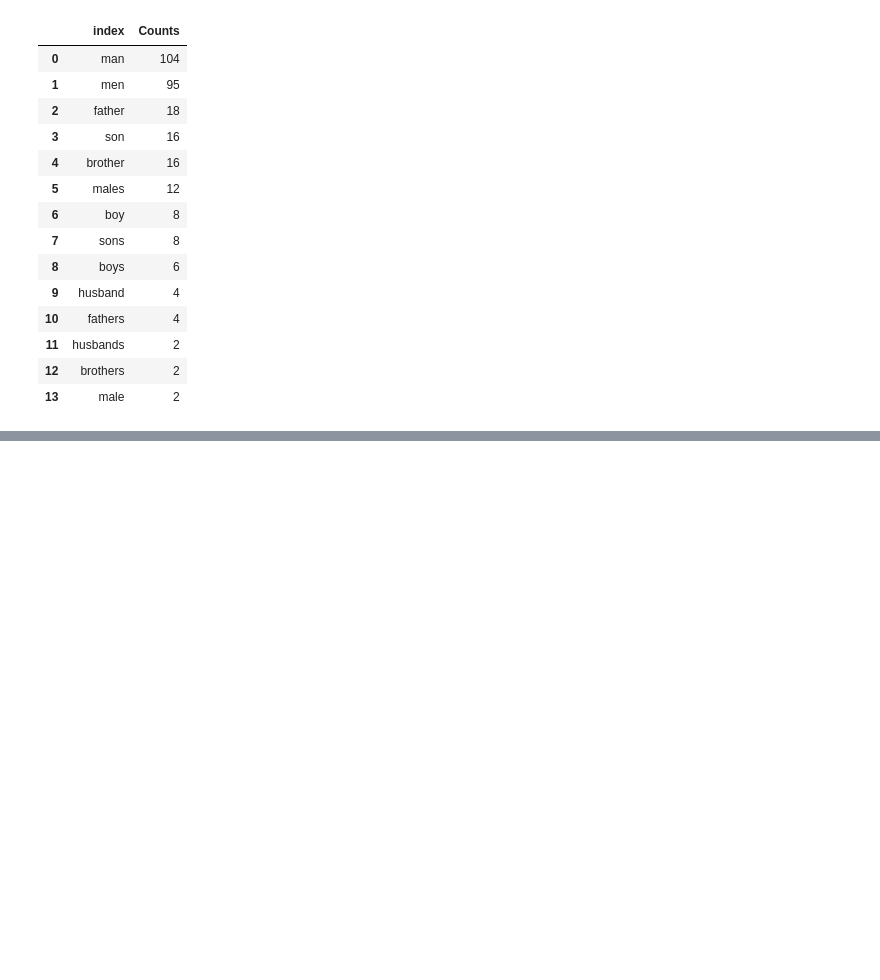
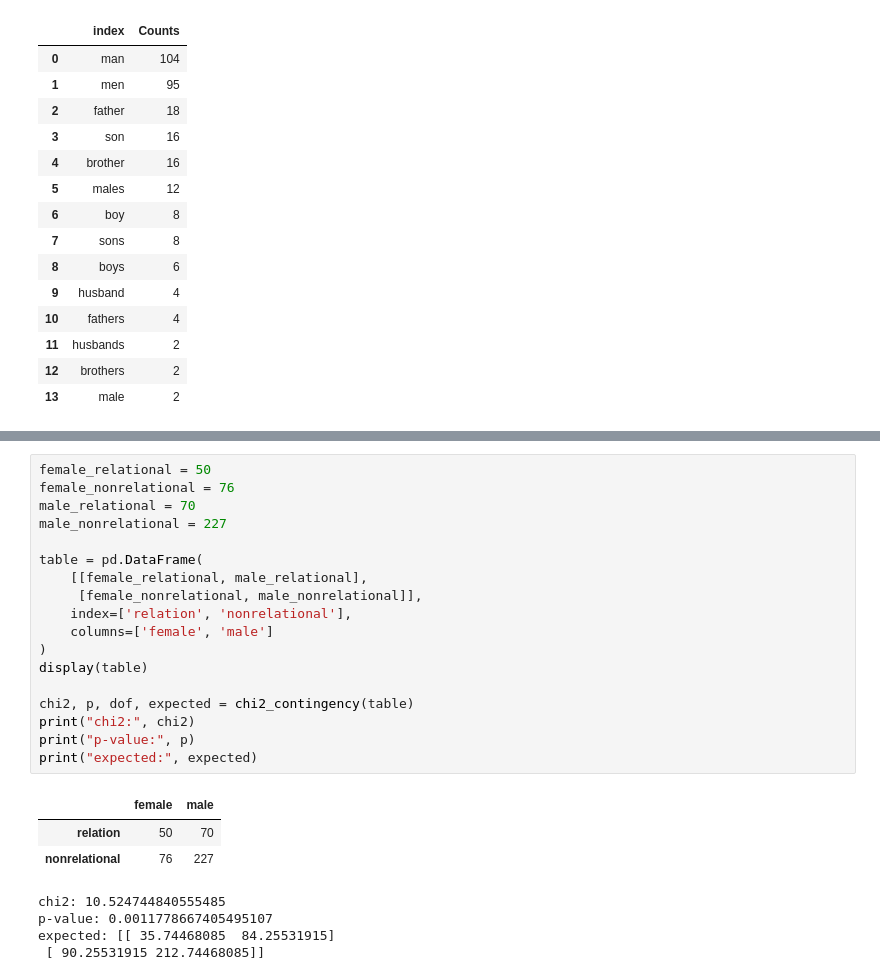
Before and after one commit to Gabi-pearl/Milestone3, a Jupyter notebook: Final_Project_.ipynb, the cells around one changed output, grey strips where cells are left out. Drawn from its saved outputs; the diff is of its cells as text; blank space fills up the shorter version.

```diff
--- a/Final_Project_.ipynb
+++ b/Final_Project_.ipynb
@@ -234,0 +534,26 @@ Top mentions of male-related terms:
+# %%
+female_relational = 50
+female_nonrelational = 76
+male_relational = 70
+male_nonrelational = 227
+
+table = pd.DataFrame(
+    [[female_relational, male_relational],
+     [female_nonrelational, male_nonrelational]],
+    index=['relation', 'nonrelational'],
+    columns=['female', 'male']
+)
+display(table)
+
+chi2, p, dof, expected = chi2_contingency(table)
+print("chi2:", chi2)
+print("p-value:", p)
+print("expected:", expected)
+# %% [output]
+|  | female | male |
+| relation | 50 | 70 |
+| nonrelational | 76 | 227 |
+chi2: 10.524744840555485
+p-value: 0.0011778667405495107
+expected: [[ 35.74468085  84.25531915]
+ [ 90.25531915 212.74468085]]
```
Also changed, not shown: parts of 105 cells of this notebook, 4 other files.
